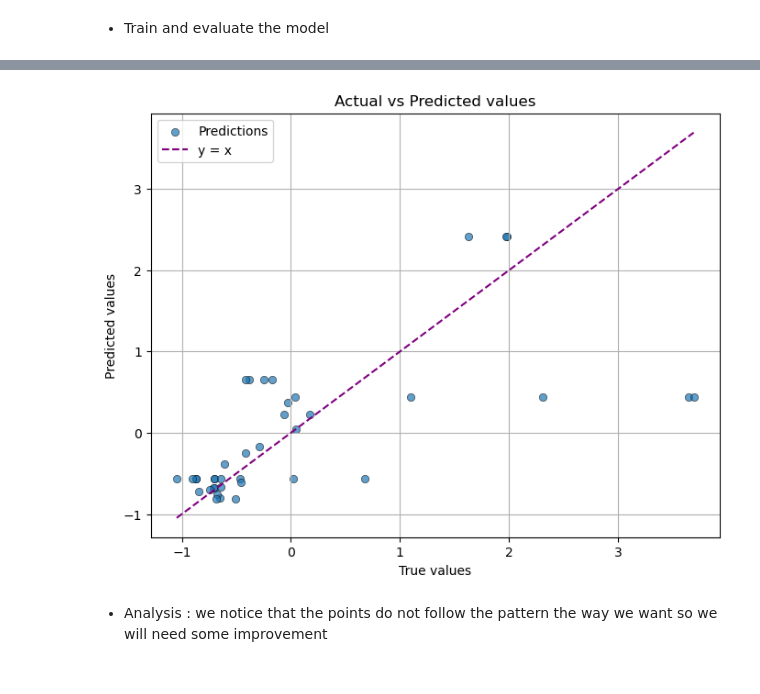
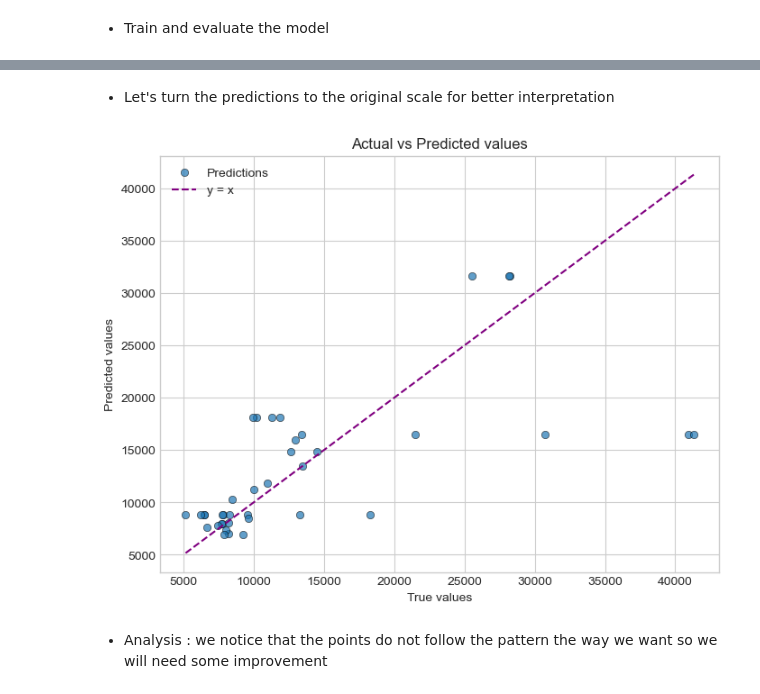
Before and after one commit to abid-sara/Automobile, a Jupyter notebook: notebooks/automobile.ipynb, the cells around one changed output, grey strips where cells are left out. Cells and saved outputs as stored; diff of their text form; code cells hidden in the pictures.

```diff
--- a/notebooks/automobile.ipynb
+++ b/notebooks/automobile.ipynb
@@ -1237,5 +1237,3 @@ regression_report(y_pred, y_test)
 ==================================================
-# %%
-plot_actual_predicted(y_test, y_pred)
-# %% [output]
-[figure, removed]
+# %% [markdown]
+* Let's turn the predictions to the original scale for better interpretation
@@ -1242,2 +1242,6 @@ plot_actual_predicted(y_test, y_pred)
+# %%
+plot_actual_predicted(y_test_original_scale, y_pred_not_scaled)
+# %% [output]
+[figure, added]
 # %% [markdown]
 - Analysis : we notice that the points do not follow the pattern the way we want so we will need some improvement
```
Also changed, not shown: parts of 18 cells of this notebook.
